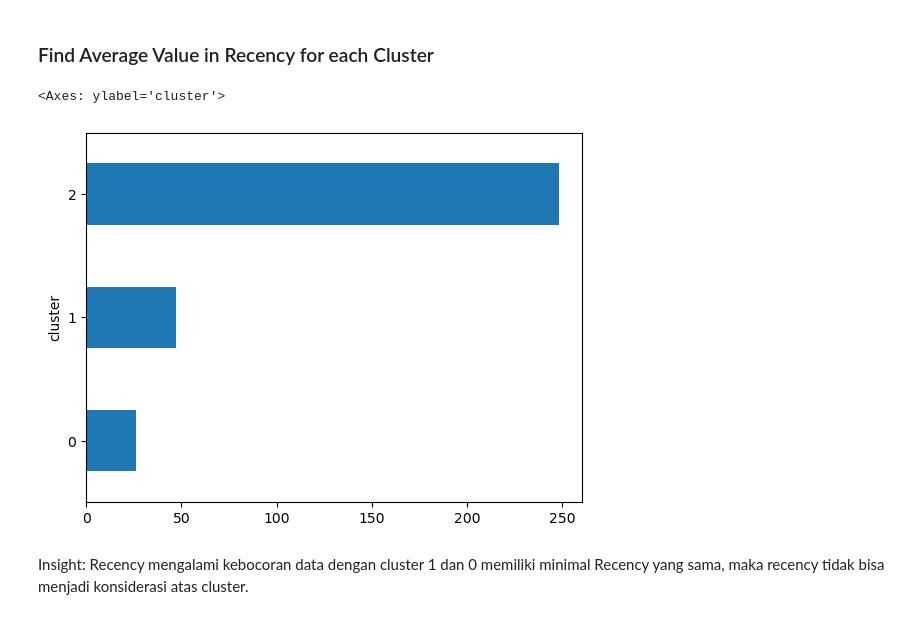
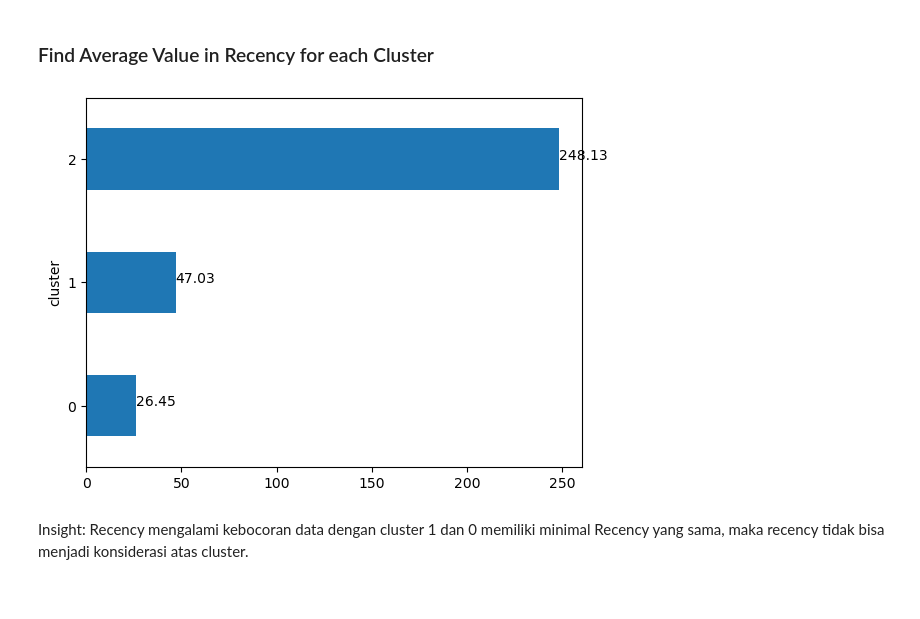
Before and after one commit to FTDS-assignment-bay/p2-final-project-p2-final-project-ftds-011-hck-group-001, a Jupyter notebook: project.ipynb, the cells around one changed output. Drawn from its saved outputs; the diff is of its cells as text; code cells hidden in the pictures.

```diff
--- a/project.ipynb
+++ b/project.ipynb
@@ -907,11 +908,17 @@ cluster1 = rfm[rfm['cluster']==1]
 cluster2 = rfm[rfm['cluster']==2]
 # %% [markdown]
 ### Find Average Value in Recency for each Cluster
-# %%
-rfm.groupby('cluster')['recency'].mean().plot(kind='barh')
-# %% [output]
-<Axes: ylabel='cluster'>
-[figure, removed]
+# %%
+# membuat plot
+rfm.groupby('cluster')['recency'].mean().plot(kind='barh')
+
+# menambahkan teks ke dalam bar
+for index, value in enumerate(rfm.groupby('cluster')['recency'].mean()):
+    plt.text(value, index, str(round(value,2)))
+
+plt.show()
+# %% [output]
+[figure, added]
 # %% [markdown]
 Insight: Recency mengalami kebocoran data dengan cluster 1 dan 0 memiliki minimal Recency yang sama, maka recency tidak bisa menjadi konsiderasi atas cluster.
 # %% [markdown]
```
Also changed, not shown: parts of 16 cells of this notebook.
